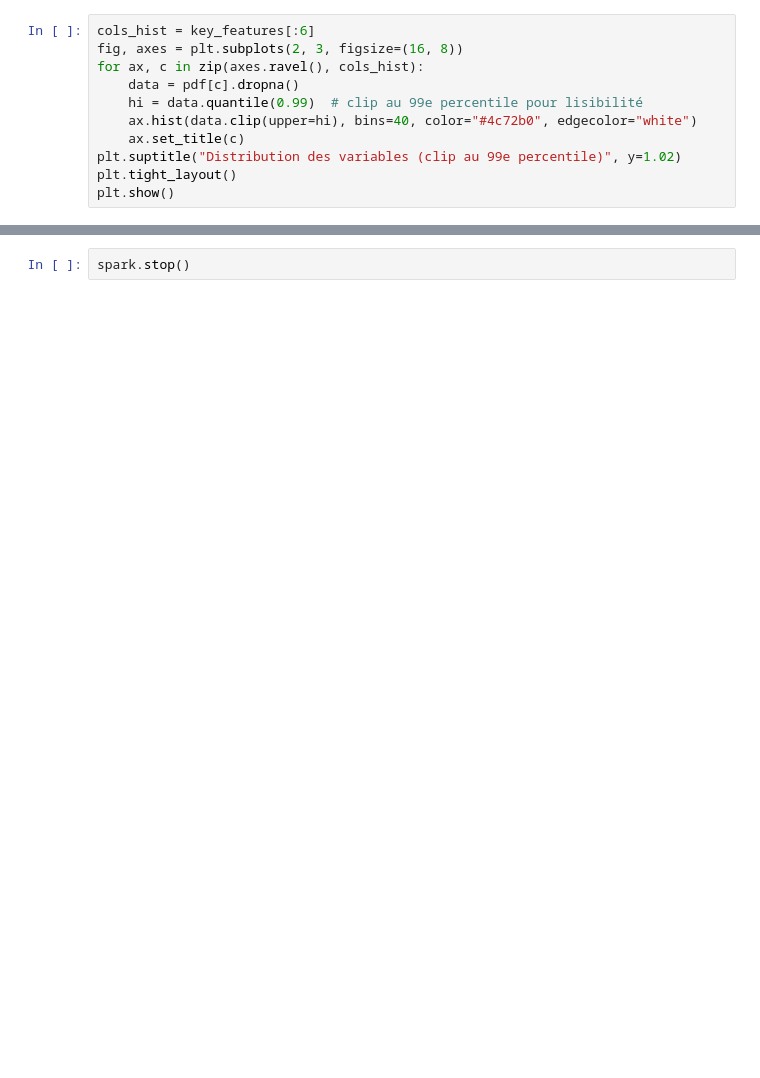
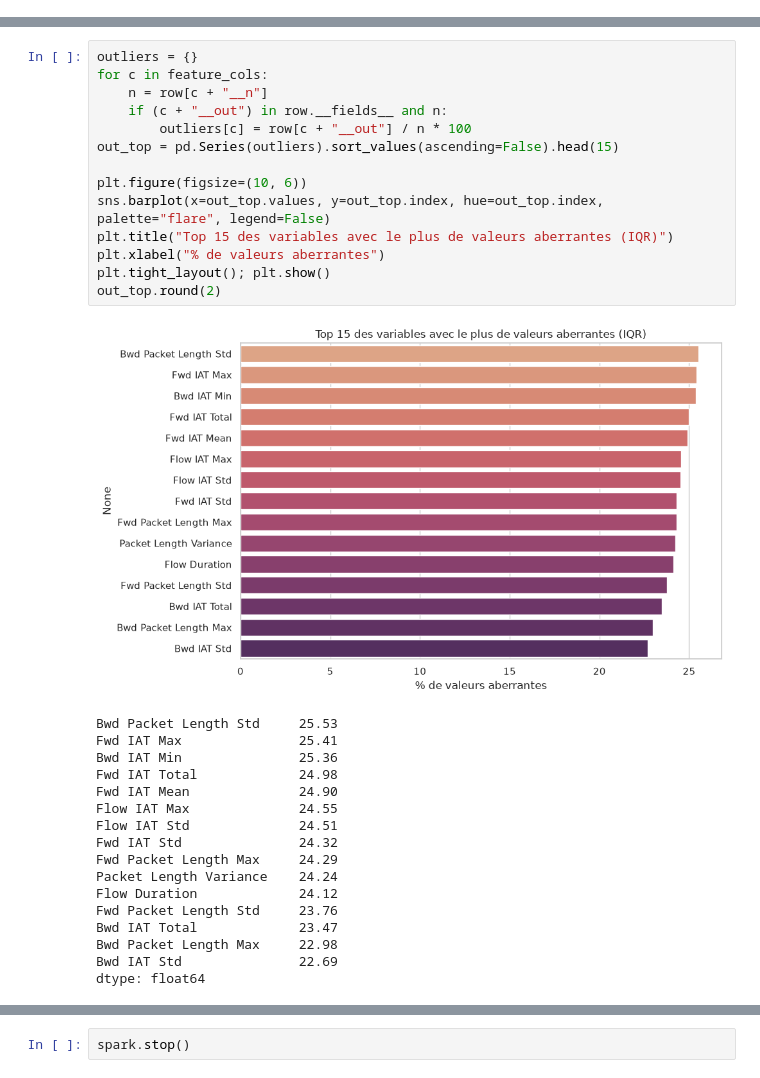
Before and after one commit to nina82004/projet_hadoop, a Jupyter notebook: analyse_resultats.ipynb, the cells around one changed output, grey strips where cells are left out. Drawn from its saved outputs; the diff is of its cells as text; blank space fills up the shorter version.

```diff
--- a/analyse_resultats.ipynb
+++ b/analyse_resultats.ipynb
@@ -264,11 +0,0 @@ dtype: float64
-# %%
-cols_hist = key_features[:6]
-fig, axes = plt.subplots(2, 3, figsize=(16, 8))
-for ax, c in zip(axes.ravel(), cols_hist):
-    data = pdf[c].dropna()
-    hi = data.quantile(0.99)  # clip au 99e percentile pour lisibilité
-    ax.hist(data.clip(upper=hi), bins=40, color="#4c72b0", edgecolor="white")
-    ax.set_title(c)
-plt.suptitle("Distribution des variables (clip au 99e percentile)", y=1.02)
-plt.tight_layout()
-plt.show()
@@ -396,0 +206,32 @@ Colonnes supprimées :
+# %%
+outliers = {}
+for c in feature_cols:
+    n = row[c + "__n"]
+    if (c + "__out") in row.__fields__ and n:
+        outliers[c] = row[c + "__out"] / n * 100
+out_top = pd.Series(outliers).sort_values(ascending=False).head(15)
+
+plt.figure(figsize=(10, 6))
+sns.barplot(x=out_top.values, y=out_top.index, hue=out_top.index, palette="flare", legend=False)
+plt.title("Top 15 des variables avec le plus de valeurs aberrantes (IQR)")
+plt.xlabel("% de valeurs aberrantes")
+plt.tight_layout(); plt.show()
+out_top.round(2)
+# %% [output]
+[figure, added]
+Bwd Packet Length Std     25.53
+Fwd IAT Max               25.41
+Bwd IAT Min               25.36
+Fwd IAT Total             24.98
+Fwd IAT Mean              24.90
+Flow IAT Max              24.55
+Flow IAT Std              24.51
+Fwd IAT Std               24.32
+Fwd Packet Length Max     24.29
+Packet Length Variance    24.24
+Flow Duration             24.12
+Fwd Packet Length Std     23.76
+Bwd IAT Total             23.47
+Bwd Packet Length Max     22.98
+Bwd IAT Std               22.69
+dtype: float64
```
Also changed, not shown: parts of 56 cells of this notebook, 2 other files.
